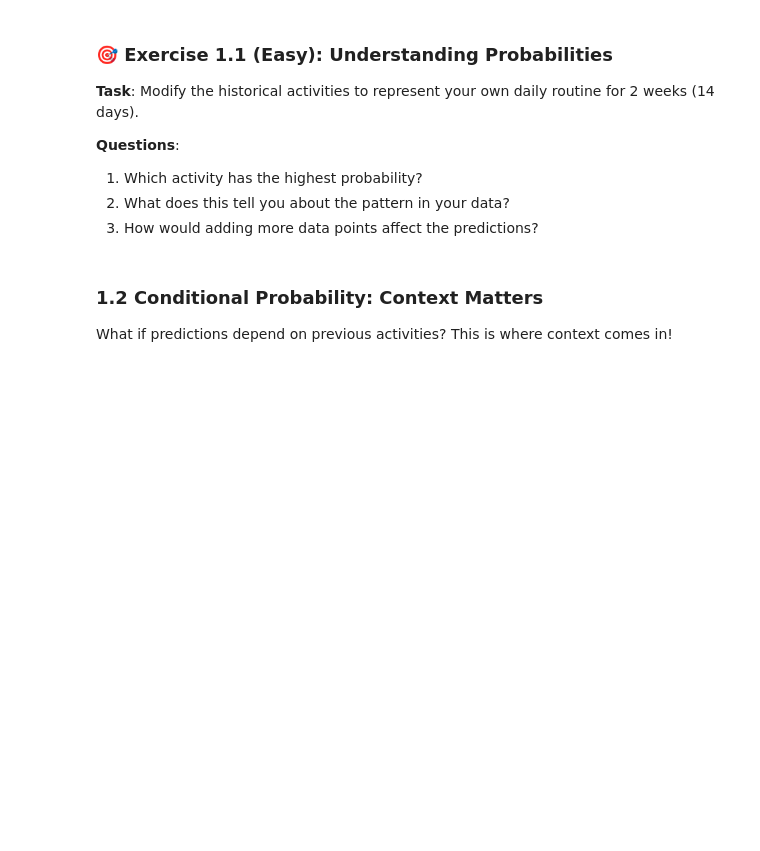
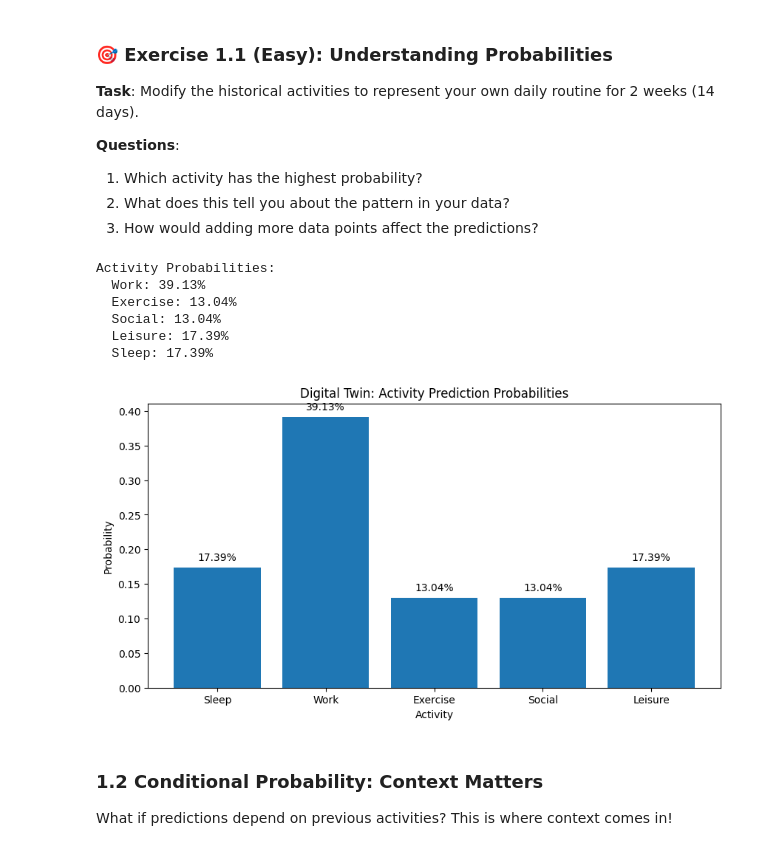
Before and after one commit to exornamb/AI_school, a Jupyter notebook: 01_probability_neural_networks.ipynb, the cells around one changed output. Cells and saved outputs as stored; diff of their text form; code cells hidden in the pictures; blank space fills up the shorter version.

```diff
--- a/01_probability_neural_networks.ipynb
+++ b/01_probability_neural_networks.ipynb
@@ -103,15 +103,41 @@ Activity Probabilities:
 # %%
 # YOUR CODE HERE
 # Create your own sequence of activities (14 values)
-my_activities = [1, 2, 1, 3, 1, 4, 0, 1, 2, 1, 3, 1, 4, 0, 1, 2, 1, 3, 1, 4]  # Replace with your pattern
+historical = [1, 2, 1, 3, 1, 4, 0, 1, 2, 1, 3, 1, 4, 0, 1, 2, 1, 3, 1, 4, 4, 0, 0]
+probs = calculate_probabilities(historical)
 
-# Calculate and visualize
-my_probs = calculate_probabilities(my_activities)
+activity_names = {0: 'Sleep', 1: 'Work', 2: 'Exercise', 3: 'Social', 4: 'Leisure'}
+print("Activity Probabilities:")
+
+for num, prob in probs.items():
+  print(f"  {activity_names[num]}: {prob:.2%}")
+
+  activities = [activity_names[num] for num in sorted(probs.keys())]
+probability = [probs[num] for num in sorted(probs.keys())]
+
+plt.figure(figsize=(10, 5))
+plt.bar(activities, probability)
+plt.title('Digital Twin: Activity Prediction Probabilities')
+plt.ylabel('Probability')
+plt.xlabel('Activity')
+
+for i, v in enumerate(probability):
+
+  plt.text(i, v + 0.01, f"{v:.2%}", ha="center")
+plt.show()
 
 # YOUR ANALYSIS HERE (write answers as comments)
 # 1. Highest probability activity: Work
-# 2. Pattern insight:
-# 3. Impact of more data:
+# 2. Pattern insight: Apart from work, there is a high chance of me sleeping or having leisure
+# 3. Impact of more data: the probability changes
+# %% [output]
+Activity Probabilities:
+  Work: 39.13%
+  Exercise: 13.04%
+  Social: 13.04%
+  Leisure: 17.39%
+  Sleep: 17.39%
+[figure, added]
 # %% [markdown]
 ### 1.2 Conditional Probability: Context Matters
 
```
